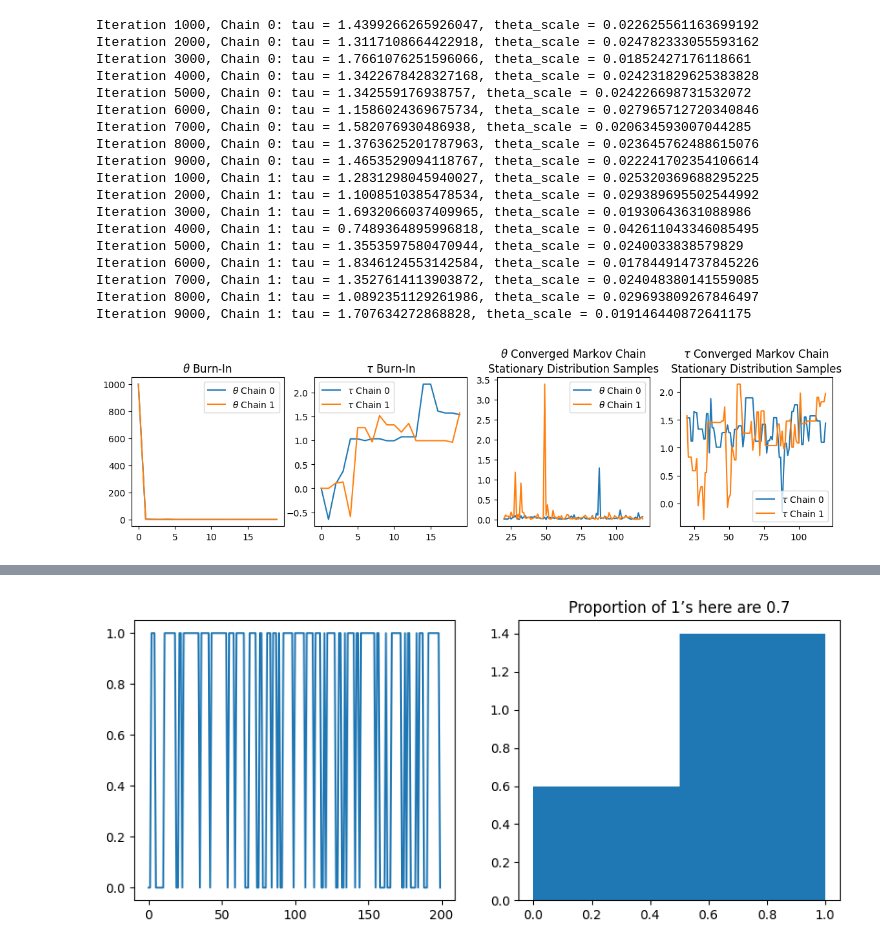
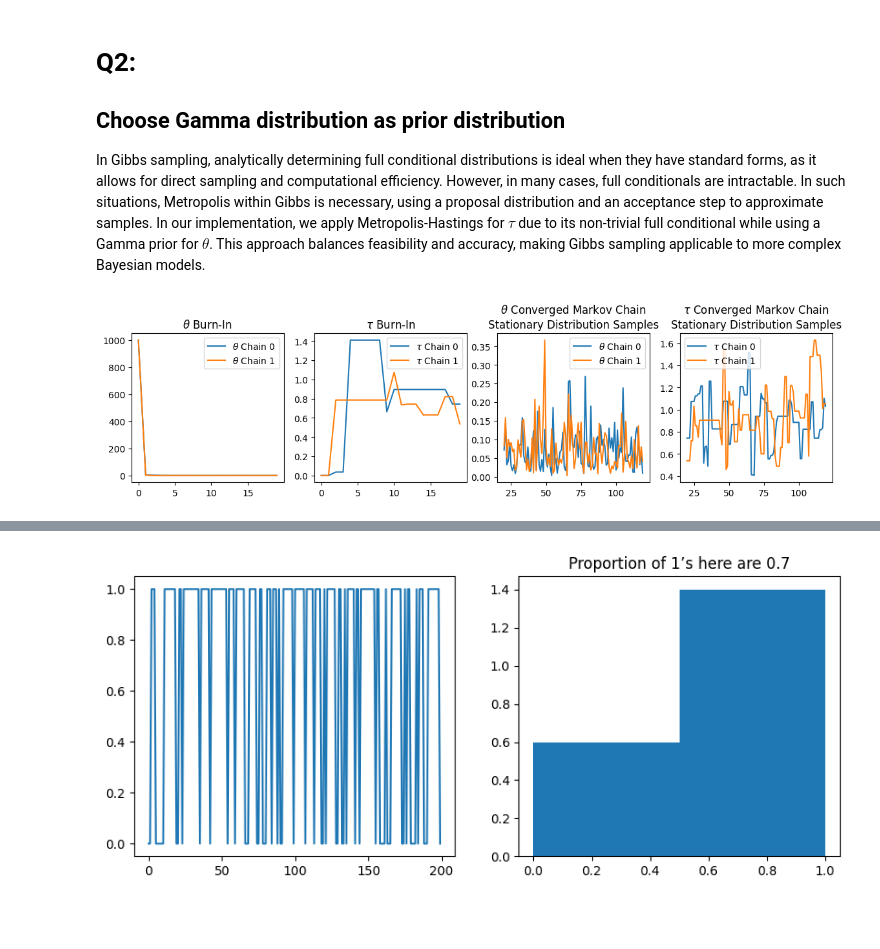
Before and after one commit to ShaotongLi-Max/STA365_HW4_MaxLI, a Jupyter notebook: HW4.ipynb, the cells around one changed output, grey strips where cells are left out. Cells and saved outputs as stored; diff of their text form; code cells hidden in the pictures; blank space fills up the shorter version.

```diff
--- a/HW4.ipynb
+++ b/HW4.ipynb
@@ -66,106 +82,81 @@ plt.show()
+# %% [markdown]
+# Q2:
+## Choose Gamma distribution as prior distribution
+
+In Gibbs sampling, analytically determining full conditional distributions is ideal when they have standard forms, as it allows for direct sampling and computational efficiency. However, in many cases, full conditionals are intractable. In such situations, Metropolis within Gibbs is necessary, using a proposal distribution and an acceptance step to approximate samples. In our implementation, we apply Metropolis-Hastings for $\tau$ due to its non-trivial full conditional while using a Gamma prior for $\theta$. This approach balances feasibility and accuracy, making Gibbs sampling applicable to more complex Bayesian models.
 # %%
 import numpy as np
 import matplotlib.pyplot as plt
 from scipy import stats
 
-# loc is mean and scale is standard deviation
+# Generate observed data
 n = 30
-x = stats.norm(loc=0, scale=1).rvs(size=n)  # Generate observed data
+x = stats.norm(loc=0, scale=1).rvs(size=n)
 C, G = 2, 10000  # Number of chains and Gibbs samples
 
-theta, tau = np.zeros([C, G]), np.zeros([C, G])  # Initialize storage arrays
-theta[:, 0] = 1000  # Initialize theta values
+# Initialize storage arrays
+theta, tau = np.zeros([C, G]), np.zeros([C, G])
+theta[:, 0] = 1000  # Initial theta values
+s = 1  # Scale parameter for truncated normal proposal in Metropolis-Hastings
 
 alpha = 2  # Hyperparameter for the Gamma prior
 lambda_param = 1  # Hyperparameter for the Gamma prior
-s = 1  # Scale parameter for truncated normal proposal in Metropolis-Hastings
 
 for c in range(C):
     for g in range(1, G):
-        # ---- Metropolis-Hastings step for tau ----
+        # ---- Metropolis-Hastings step for tau using dependent proposal ----
         tau_t_minus_1 = tau[c, g - 1]
-
-        # Ensure tau_t_minus_1 is non-negative to avoid issues in proposal computation
-        tau_t_minus_1 = max(tau_t_minus_1, 1e-6)
+        tau_t_minus_1 = max(tau_t_minus_1, 1e-6)  # Ensure positivity
 
         # Define truncated normal proposal distribution for tau
-        a, b = (tau_t_minus_1 - 1/s - tau_t_minus_1) / s, (np.inf - tau_t_minus_1) / s
+        a, b = (-tau_t_minus_1/s, np.inf)  # Ensure positivity
         tau_proposal = stats.truncnorm(a, b, loc=tau_t_minus_1, scale=s)
         tau_tilde = tau_proposal.rvs()
 
         # Define the target distribution for tau
         def tau_target(tau_):
-            return np.prod(stats.norm(loc=theta[c, g - 1], scale=1/(tau_)**0.5).pdf(x)) * \
-                   stats.expon(scale=1).pdf(tau_)  # Prior for tau
+            return np.prod(stats.norm(loc=theta[c, g - 1], scale=1/np.sqrt(tau_)).pdf(x)) * \
+                   stats.gamma(a=alpha, scale=1/lambda_param).pdf(tau_)  # Prior for tau
 
         # Compute the Metropolis-Hastings acceptance ratio
         mh_calc = (tau_target(tau_tilde) / tau_target(tau_t_minus_1)) * \
                   (tau_proposal.pdf(tau_t_minus_1) / tau_proposal.pdf(tau_tilde))
 
-        # Compute acceptance probability
+        # Accept or reject the proposed tau
         acceptance_probability = min(1, mh_calc)
-
-        # Accept or reject the proposed tau
         if stats.uniform().rvs() < acceptance_probability:
             tau[c, g] = tau_tilde
         else:
             tau[c, g] = tau_t_minus_1
 
-        # ---- Gibbs sampling step for theta (using a Gamma prior) ----
+        # ---- Gibbs sampling step for theta using a Gamma prior ----
         theta_shape = 2.0  # Shape parameter for Gamma distribution
-        theta_scale = 1.0 / (max(tau[c, g], 1e-6) * n + 1)  # Scale parameter for Gamma
-
-        # Ensure theta_scale is positive to avoid errors in Gamma sampling
-        theta_scale = max(theta_scale, 1e-6)
-
-        # Debugging print to check theta_scale values (every 1000 iterations)
-        if g % 1000 == 0:
-            print(f"Iteration {g}, Chain {c}: tau = {tau[c, g]}, theta_scale = {theta_scale}")
-
-        # Sample theta from Gamma distribution
+        theta_scale = 1.0 / (max(tau[c, g], 1e-6) * n + 1)  # Scale parameter
         theta[c, g] = stats.gamma(a=theta_shape, scale=theta_scale).rvs()
 
 # ---- Plot results to check convergence ----
 fig, ax = plt.subplots(1, 4, figsize=(14, 3))
 ax[0].set_title("$\\theta$ Burn-In")
 ax[1].set_title("$\\tau$ Burn-In")
 ax[2].set_title("$\\theta$ Converged Markov Chain\nStationary Distribution Samples")
 ax[3].set_title("$\\tau$ Converged Markov Chain\nStationary Distribution Samples")
 
 burn = 20  # Burn-in period
 demo = 120  # Number of samples to visualize
 
 for c in range(C):
     ax[0].plot(theta[c, :burn], label="$\\theta$ Chain " + str(c))
     ax[1].plot(tau[c, :burn], label="$\\tau$ Chain " + str(c))
     ax[2].plot(np.arange(burn, demo, dtype=int), theta[c, burn:demo], label="$\\theta$ Chain " + str(c))
     ax[3].plot(np.arange(burn, demo, dtype=int), tau[c, burn:demo], label="$\\tau$ Chain " + str(c))
 
 ax[0].legend()
 ax[1].legend()
 ax[2].legend()
 ax[3].legend()
 plt.show()
 # %% [output]
-Iteration 1000, Chain 0: tau = 1.4399266265926047, theta_scale = 0.022625561163699192
-Iteration 2000, Chain 0: tau = 1.3117108664422918, theta_scale = 0.024782333055593162
-Iteration 3000, Chain 0: tau = 1.7661076251596066, theta_scale = 0.01852427176118661
-Iteration 4000, Chain 0: tau = 1.3422678428327168, theta_scale = 0.024231829625383828
-Iteration 5000, Chain 0: tau = 1.342559176938757, theta_scale = 0.024226698731532072
-Iteration 6000, Chain 0: tau = 1.1586024369675734, theta_scale = 0.027965712720340846
-Iteration 7000, Chain 0: tau = 1.582076930486938, theta_scale = 0.020634593007044285
-Iteration 8000, Chain 0: tau = 1.3763625201787963, theta_scale = 0.023645762488615076
-Iteration 9000, Chain 0: tau = 1.4653529094118767, theta_scale = 0.022241702354106614
-Iteration 1000, Chain 1: tau = 1.2831298045940027, theta_scale = 0.025320369688295225
-Iteration 2000, Chain 1: tau = 1.1008510385478534, theta_scale = 0.029389695502544992
-Iteration 3000, Chain 1: tau = 1.6932066037409965, theta_scale = 0.01930643631088986
-Iteration 4000, Chain 1: tau = 0.7489364895996818, theta_scale = 0.042611043346085495
-Iteration 5000, Chain 1: tau = 1.3553597580470944, theta_scale = 0.0240033838579829
-Iteration 6000, Chain 1: tau = 1.8346124553142584, theta_scale = 0.017844914737845226
-Iteration 7000, Chain 1: tau = 1.3527614113903872, theta_scale = 0.024048380141559085
-Iteration 8000, Chain 1: tau = 1.0892351129261986, theta_scale = 0.029693809267846497
-Iteration 9000, Chain 1: tau = 1.707634272868828, theta_scale = 0.019146440872641175
-[figure, old version]
+[figure, new version]
 # %% [markdown]
 # Q3:
 In the Metropolis-Hastings algorithm, the acceptance probability is given by:
```
Also changed, not shown: parts of 5 cells of this notebook.
